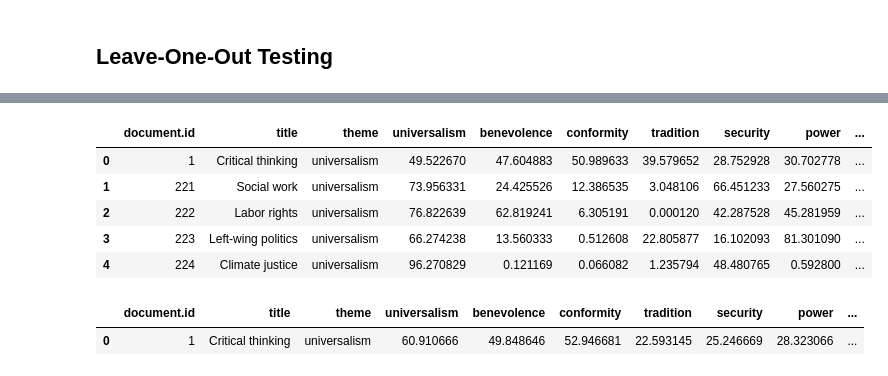
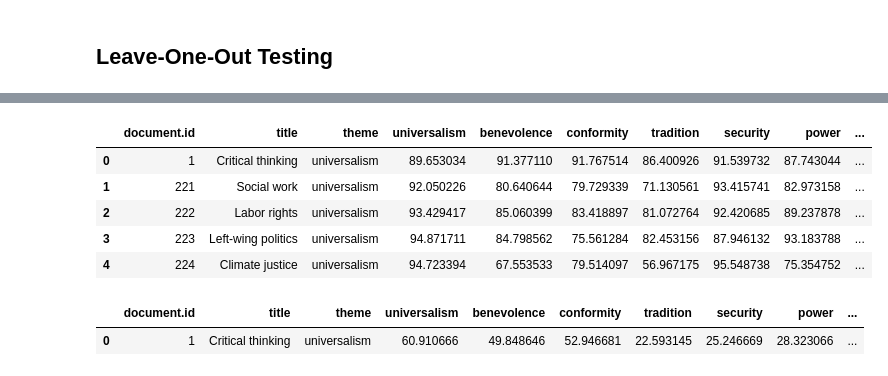
Before and after one commit to suyunu/semi-supervised-nmf, a Jupyter notebook: Leave-One-Out-v2.ipynb, the cells around one changed output, grey strips where cells are left out. Cells and saved outputs as stored; diff of their text form; code cells hidden in the pictures.

Commit message:
leave-one-out update

```diff
--- a/Leave-One-Out-v2.ipynb
+++ b/Leave-One-Out-v2.ipynb
@@ -278,8 +278,8 @@ for i in range(0, 90):
 88 - universalism - 12769.84505701065
 89 - universalism - 12905.371573448181
 # %%
-#pickle.dump( all_W_norm, open( "loo_all_W_norm_brown.p", "wb" ) )
-all_W_norm = pickle.load(open( "loo_all_W_norm.p", "rb" ) )
+all_W_norm = pickle.load(open( "loo_all_W_norm_brown.p", "rb" ) )
+#all_W_norm = pickle.load(open( "loo_all_W_norm.p", "rb" ) )
 # %%
 all_W_norm = np.asarray(all_W_norm)
 schwartz_dist = []
@@ -290,15 +290,15 @@ for doc in range(len(all_W_norm)):
     schwartz_dist.append(temp_dist)
 schwartz_dist = np.asarray(schwartz_dist)
 # %%
-df = export_to_excel(schwartz_dist, data, filepath = 'leave-one-out-test-brown2.xlsx')
+df = export_to_excel(schwartz_dist, data, filepath = 'leave-one-out-test-brown.xlsx')
 df.head()
 # %% [output]
 |  | document.id | title | theme | universalism | benevolence | conformity | tradition | security | power | ... |
-| 0 | 1 | Critical thinking | universalism | 49.522670 | 47.604883 | 50.989633 | 39.579652 | 28.752928 | 30.702778 | ... |
-| 1 | 221 | Social work | universalism | 73.956331 | 24.425526 | 12.386535 | 3.048106 | 66.451233 | 27.560275 | ... |
-| 2 | 222 | Labor rights | universalism | 76.822639 | 62.819241 | 6.305191 | 0.000120 | 42.287528 | 45.281959 | ... |
-| 3 | 223 | Left-wing politics | universalism | 66.274238 | 13.560333 | 0.512608 | 22.805877 | 16.102093 | 81.301090 | ... |
-| 4 | 224 | Climate justice | universalism | 96.270829 | 0.121169 | 0.066082 | 1.235794 | 48.480765 | 0.592800 | ... |
+| 0 | 1 | Critical thinking | universalism | 89.653034 | 91.377110 | 91.767514 | 86.400926 | 91.539732 | 87.743044 | ... |
+| 1 | 221 | Social work | universalism | 92.050226 | 80.640644 | 79.729339 | 71.130561 | 93.415741 | 82.973158 | ... |
+| 2 | 222 | Labor rights | universalism | 93.429417 | 85.060399 | 83.418897 | 81.072764 | 92.420685 | 89.237878 | ... |
+| 3 | 223 | Left-wing politics | universalism | 94.871711 | 84.798562 | 75.561284 | 82.453156 | 87.946132 | 93.183788 | ... |
+| 4 | 224 | Climate justice | universalism | 94.723394 | 67.553533 | 79.514097 | 56.967175 | 95.548738 | 75.354752 | ... |
 # %%
 df = export_to_csv(all_W_norm, data, filepath = 'output.csv')
 df.head()
```
Also changed, not shown: parts of 10 cells of this notebook, 3 other files.
